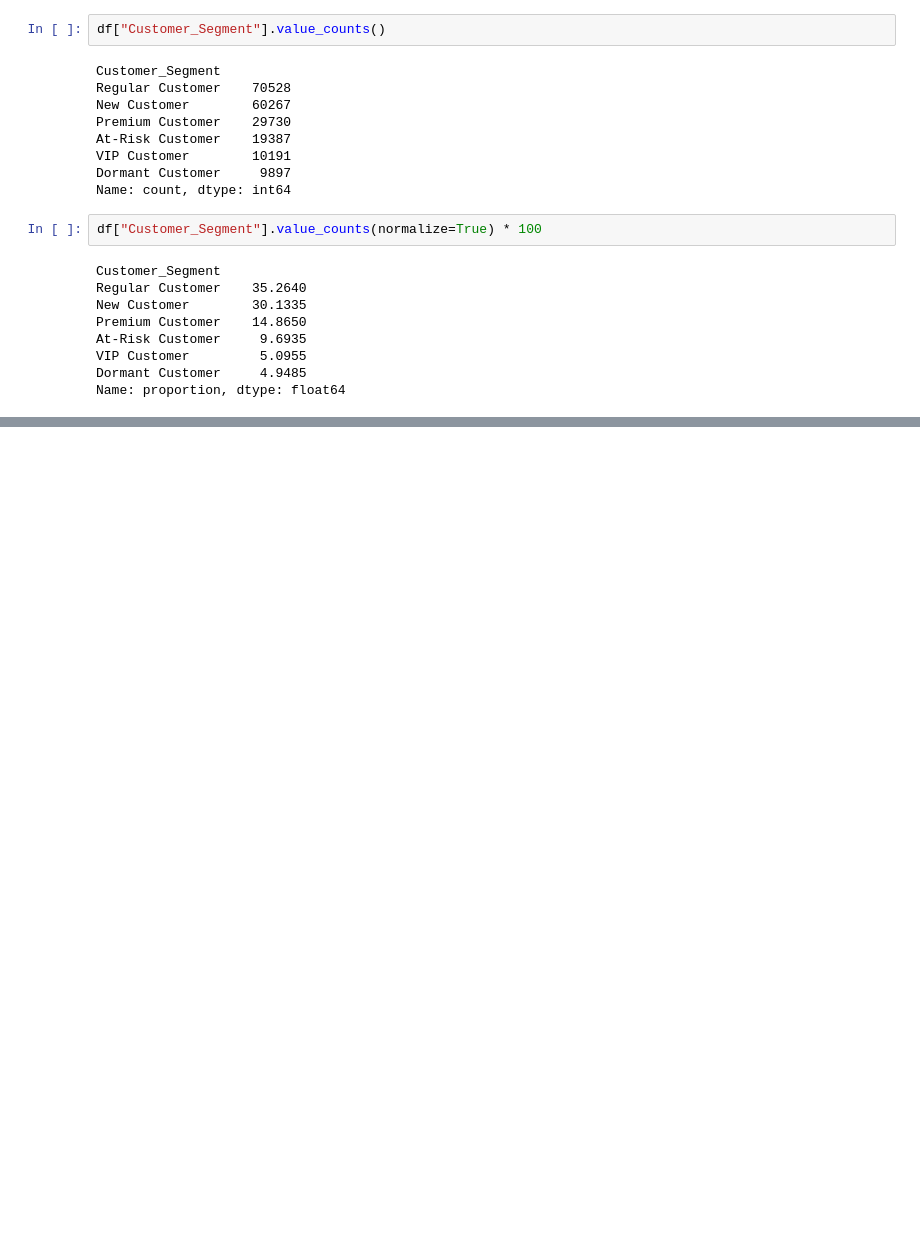
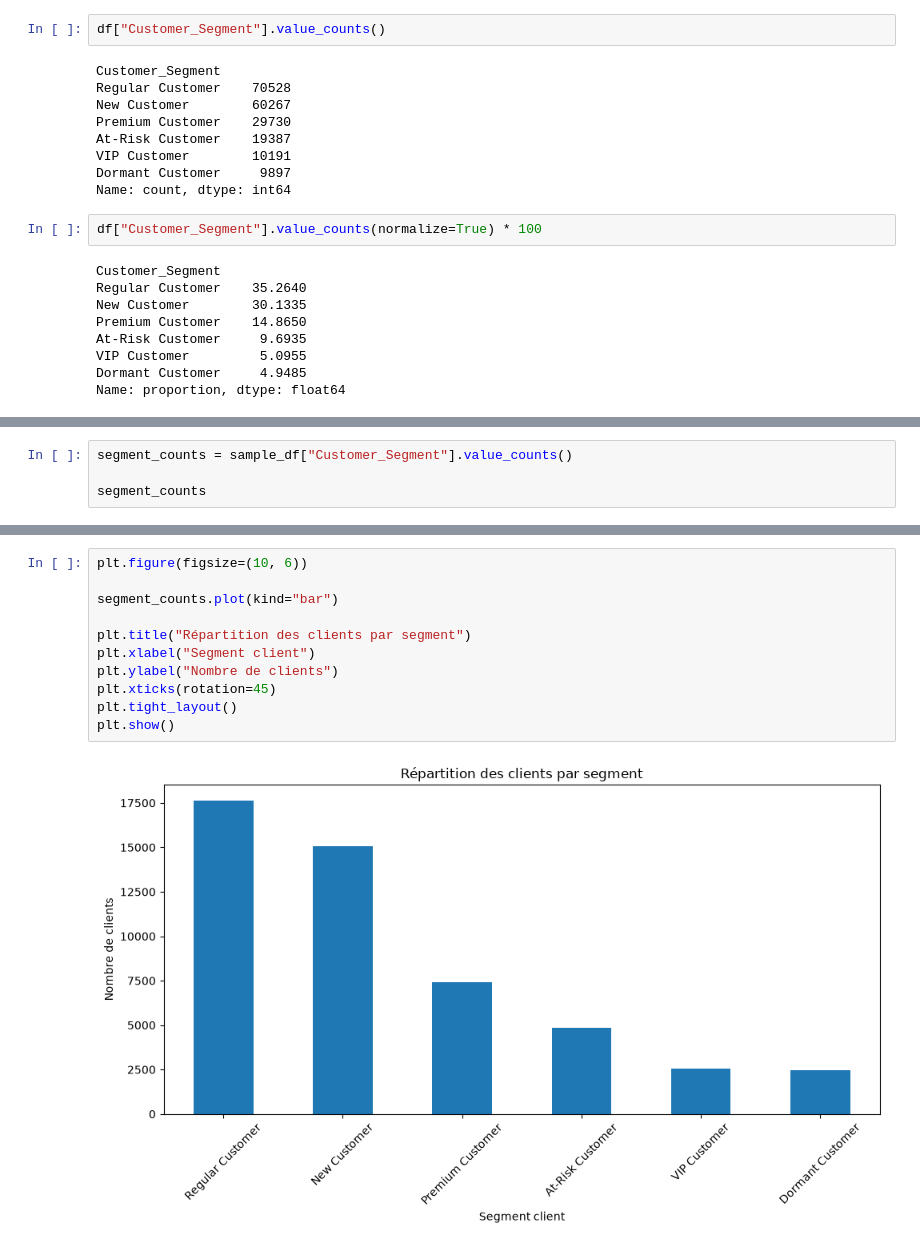
Before and after one commit to birouaineismail/ecommerce-data-visualization, a Jupyter notebook: notebook/ecommerce_analysis.ipynb, the cells around one changed output, grey strips where cells are left out. Cells and saved outputs as stored; diff of their text form; blank space fills up the shorter version.

```diff
--- a/notebook/ecommerce_analysis.ipynb
+++ b/notebook/ecommerce_analysis.ipynb
@@ -226,0 +350,4 @@ Name: proportion, dtype: float64
+# %%
+segment_counts = sample_df["Customer_Segment"].value_counts()
+
+segment_counts
@@ -226,0 +363,13 @@ Name: proportion, dtype: float64
+# %%
+plt.figure(figsize=(10, 6))
+
+segment_counts.plot(kind="bar")
+
+plt.title("Répartition des clients par segment")
+plt.xlabel("Segment client")
+plt.ylabel("Nombre de clients")
+plt.xticks(rotation=45)
+plt.tight_layout()
+plt.show()
+# %% [output]
+[figure, added]
```
Also changed, not shown: parts of 60 cells of this notebook, 2 other files.
